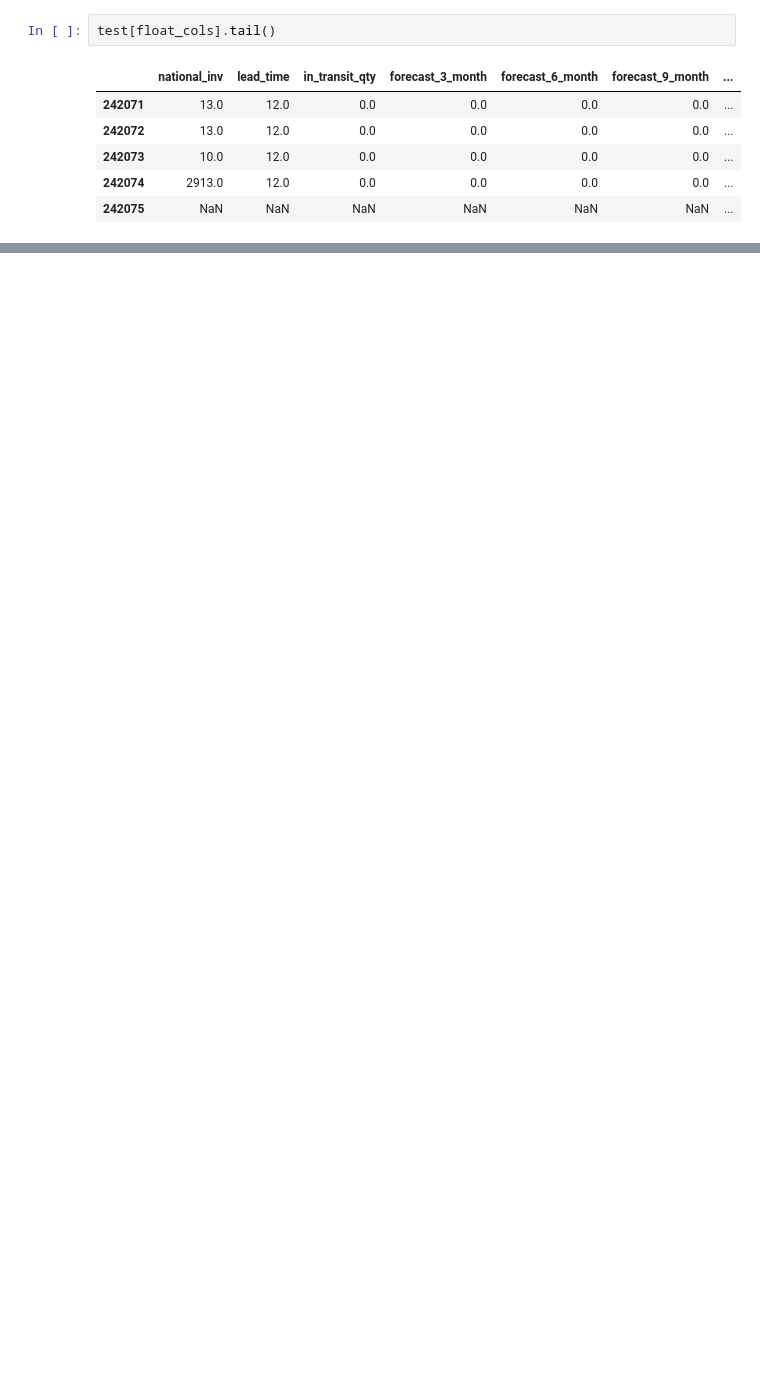
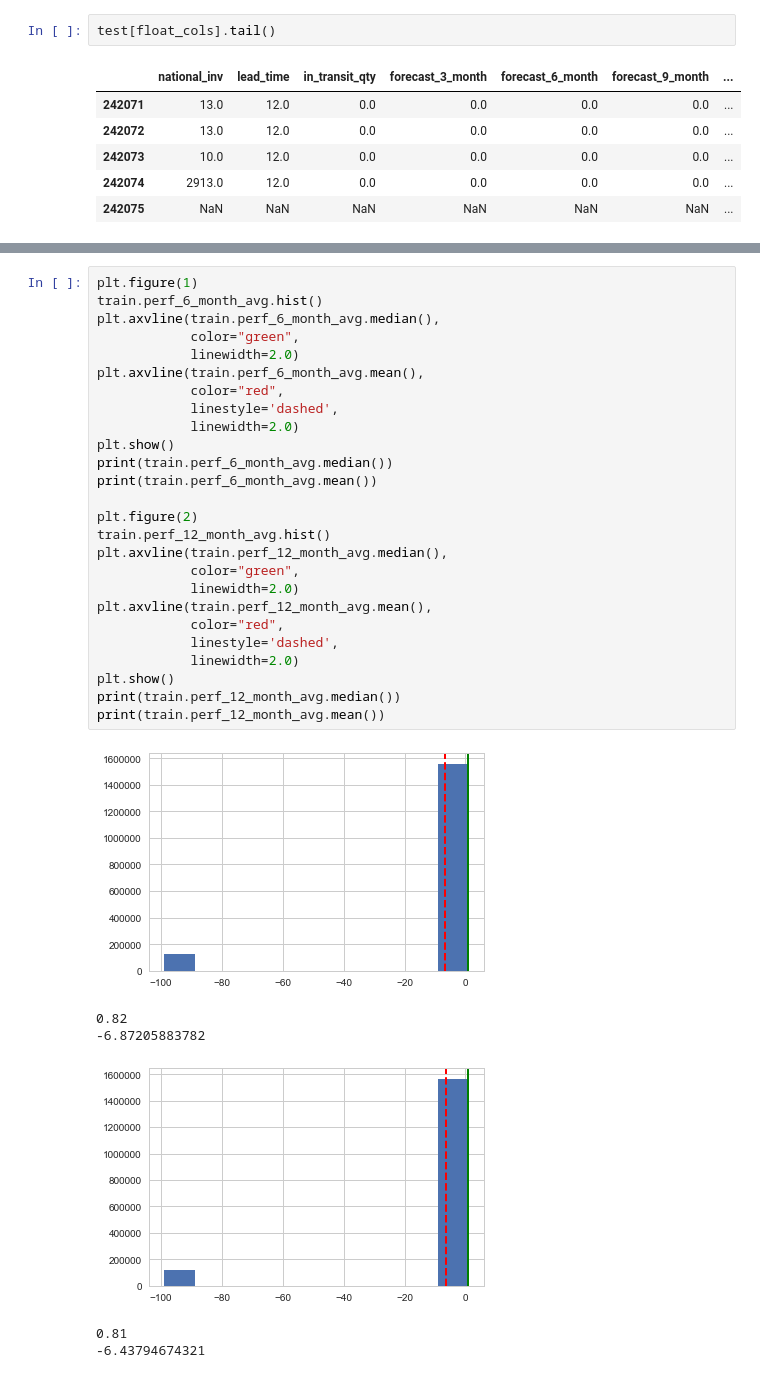
Before and after one commit to BenedictusAryo/classification_backorderPrediction_project, a Jupyter notebook: eda_BackorderPrediction_ver02.ipynb, the cells around one changed output, grey strips where cells are left out. Cells and saved outputs as stored; diff of their text form; blank space fills up the shorter version.

```diff
--- a/eda_BackorderPrediction_ver02.ipynb
+++ b/eda_BackorderPrediction_ver02.ipynb
@@ -306,0 +309,33 @@ test[object_cols].tail()
+# %%
+plt.figure(1)
+train.perf_6_month_avg.hist()
+plt.axvline(train.perf_6_month_avg.median(),
+            color="green",
+            linewidth=2.0)
+plt.axvline(train.perf_6_month_avg.mean(),
+            color="red",
+            linestyle='dashed',
+            linewidth=2.0)
+plt.show()
+print(train.perf_6_month_avg.median())
+print(train.perf_6_month_avg.mean())
+
+plt.figure(2)
+train.perf_12_month_avg.hist()
+plt.axvline(train.perf_12_month_avg.median(),
+            color="green",
+            linewidth=2.0)
+plt.axvline(train.perf_12_month_avg.mean(),
+            color="red",
+            linestyle='dashed',
+            linewidth=2.0)
+plt.show()
+print(train.perf_12_month_avg.median())
+print(train.perf_12_month_avg.mean())
+# %% [output]
+[figure, added]
+0.82
+-6.87205883782
+[figure, added]
+0.81
+-6.43794674321
```
Also changed, not shown: parts of 31 cells of this notebook.
